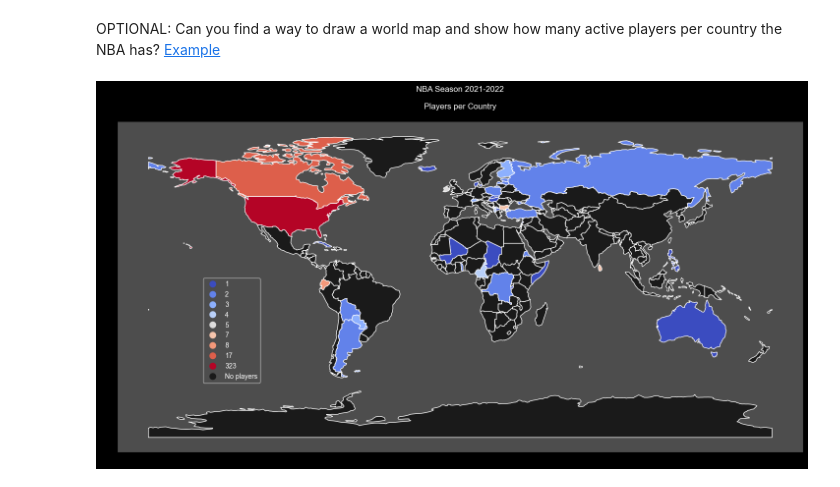
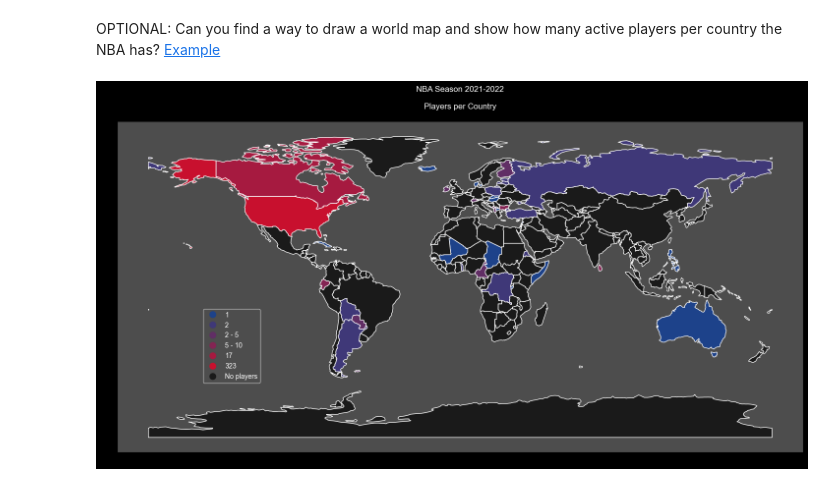
Before and after one commit to ja-818/NBA_statistics, a Jupyter notebook: Sprint_01_Julián_Arango.ipynb, the cells around one changed output. Cells and saved outputs as stored; diff of their text form; code cells hidden in the pictures.

```diff
--- a/Sprint_01_Julián_Arango.ipynb
+++ b/Sprint_01_Julián_Arango.ipynb
@@ -636,21 +639,21 @@ OPTIONAL: Can you find a way to draw a world map and show how many active player
 # %%
 world = geopandas.read_file(geopandas.datasets.get_path('naturalearth_lowres'))
 players_per_country = working_df["COUNTRY"].value_counts()
 players_per_country.index.name = "name"
 players_per_country = players_per_country.reset_index()
 players_per_country["name"] = players_per_country["name"].apply(lambda x: "United States of America" if (x=="USA") else x)
 players_per_country["name"] = players_per_country["name"].apply(lambda x: "Dem. Rep. Congo" if (x=="DRC" or x=="Republic of the Congo") else x)
 players_per_country["name"] = players_per_country["name"].apply(lambda x: "Dominican Rep." if (x=="Dominican Republic") else x)
 players_per_country["name"] = players_per_country["name"].apply(lambda x: "Czechia" if (x=="Czech Republic") else x)
 players_per_country["name"] = players_per_country["name"].apply(lambda x: "Bosnia and Herz." if (x=="Bosnia and Herzegovina") else x)
 world_nba = pd.merge(world, players_per_country, on=["name"], how="left")
 world_nba.rename(columns={"COUNTRY": "Number_NBA_Players"}, inplace=True)
 world["Number_NBA_Players"] = world_nba["Number_NBA_Players"]
-world["Number_NBA_Players"] = world["Number_NBA_Players"].astype('Int64')
 sns.set_style("dark", {"axes.facecolor": ".3",'figure.facecolor':'black', 'text.color': "1", 'axes.labelcolor': "1", 'xtick.color':'0', 'ytick.color':'0', 'axes.edgecolor':'0'})
 fig, ax = plt.subplots(1, 1, figsize=(18,15))
 ax.set_title("NBA Season 2021-2022\n\nPlayers per Country\n")
-world.plot(column="Number_NBA_Players", ax=ax, legend=True, categorical=True, cmap="coolwarm",legend_kwds={'loc': 'lower left', 'bbox_to_anchor':(.12,.2)}, missing_kwds={'color': '0.1', "label": "No players"}, )
+cmap = matplotlib.colors.LinearSegmentedColormap.from_list("", NBA_colors[0:2])
+world.plot(column="Number_NBA_Players", legend=True, ax=ax, categorical=True, cmap=cmap, legend_kwds={'loc': 'lower left', 'bbox_to_anchor':(.12,.2), "labels": ["1","2","2 - 5","5 - 10","17","323"]}, missing_kwds={'color': '0.1', "label": "No players"}, scheme="userdefined", classification_kwds=dict(bins=[1,2,5,10,17,323]))
 plt.show()
 # %% [output]
-[figure, old version]
+[figure, new version]
```
Also changed, not shown: parts of 4 cells of this notebook.
